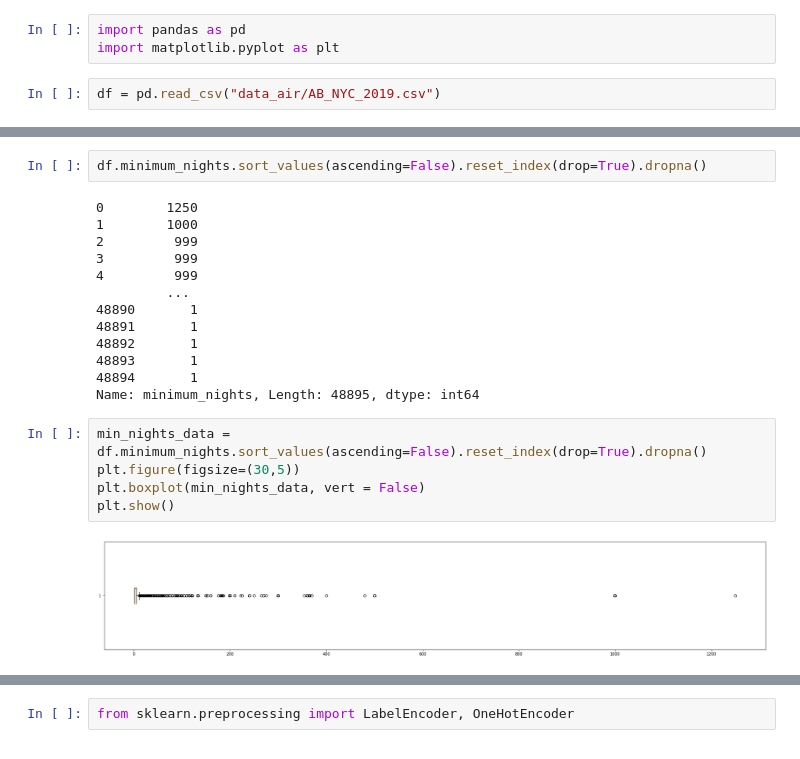
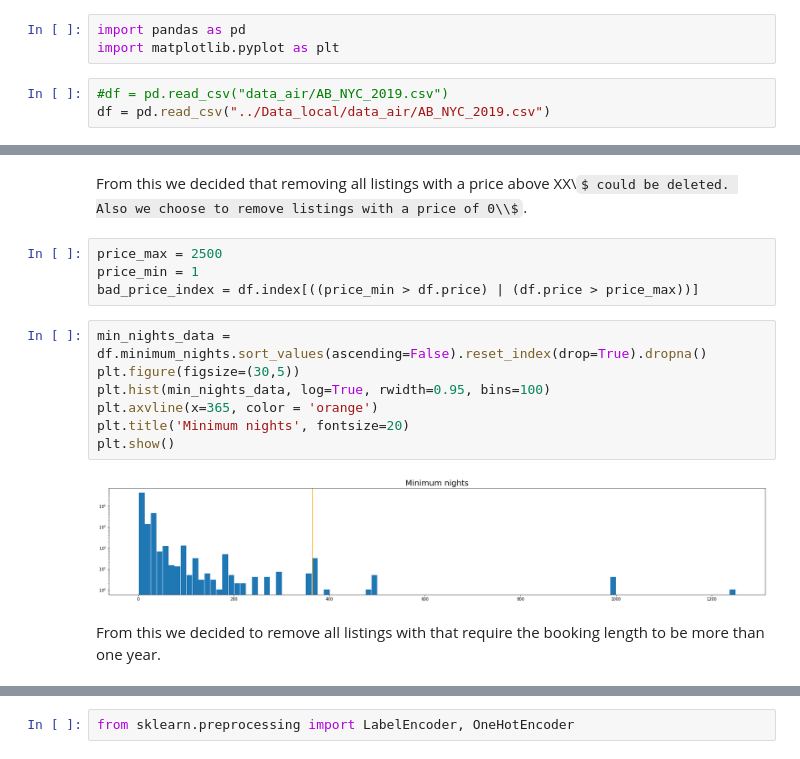
Before and after one commit to KathGran8/Air_BnB_Data_Viz, a Jupyter notebook: Explainer/Clean_data.ipynb, the cells around one changed output, grey strips where cells are left out. Saved outputs shown, nothing was run; the diff lists cells and outputs as text; some formulas as TeX source.

```diff
--- a/Explainer/Clean_data.ipynb
+++ b/Explainer/Clean_data.ipynb
@@ -4,4 +4,5 @@
 import pandas as pd
 import matplotlib.pyplot as plt
 # %%
-df = pd.read_csv("data_air/AB_NYC_2019.csv")
+#df = pd.read_csv("data_air/AB_NYC_2019.csv")
+df = pd.read_csv("../Data_local/data_air/AB_NYC_2019.csv")
@@ -25,25 +69,20 @@ plt.show()
-# %%
-df.minimum_nights.sort_values(ascending=False).reset_index(drop=True).dropna()
-# %% [output]
-0        1250
-1        1000
-2         999
-3         999
-4         999
-         ...
-48890       1
-48891       1
-48892       1
-48893       1
-48894       1
-Name: minimum_nights, Length: 48895, dtype: int64
+# %% [markdown]
+From this we decided that removing all listings with a price above XX\\$ could be deleted. Also we choose to remove listings with a price of 0\\$.
+# %%
+price_max = 2500
+price_min = 1
+bad_price_index = df.index[((price_min > df.price) | (df.price > price_max))]
 # %%
 min_nights_data = df.minimum_nights.sort_values(ascending=False).reset_index(drop=True).dropna()
 plt.figure(figsize=(30,5))
-plt.boxplot(min_nights_data, vert = False)
+plt.hist(min_nights_data, log=True, rwidth=0.95, bins=100)
+plt.axvline(x=365, color = 'orange')
+plt.title('Minimum nights', fontsize=20)
 plt.show()
 # %% [output]
-[figure, old version]
+[figure, new version]
+# %% [markdown]
+From this we decided to remove all listings with that require the booking length to be more than one year.
 # %%
 nights_max = 365
 nights_min = 0
```
Also changed, not shown: parts of 30 cells of this notebook, 10 other files.
